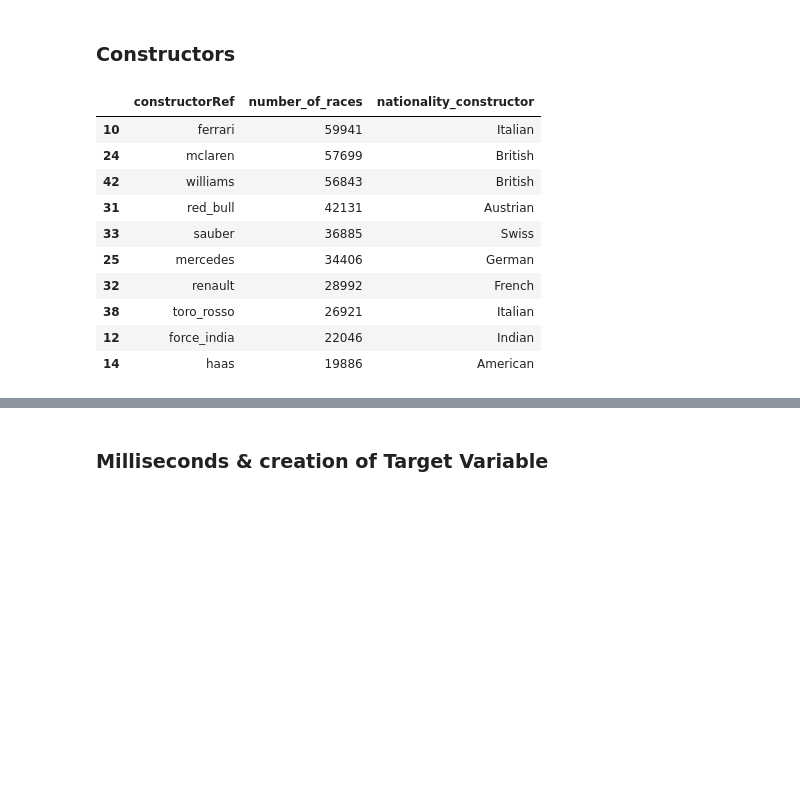
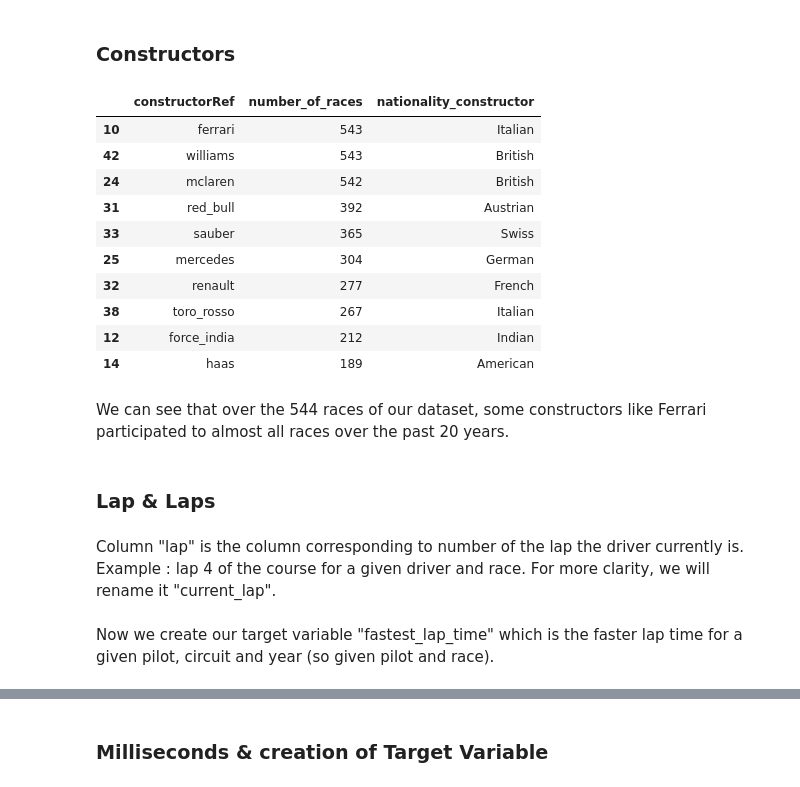
Before and after one commit to EmilieChtr/F1_notebook_project, a Jupyter notebook: analysis_notebook.ipynb, the cells around one changed output, grey strips where cells are left out. Cells and saved outputs as stored; diff of their text form; code cells hidden in the pictures; blank space fills up the shorter version.

```diff
--- a/analysis_notebook.ipynb
+++ b/analysis_notebook.ipynb
@@ -18,19 +29,19 @@ from sklearn.metrics import mean_absolute_error, mean_squared_error, r2_score
 # %%
 #Load datasets
-circuits = pd.read_csv("/content/circuits.csv")
-constructor_results = pd.read_csv("/content/constructor_results.csv")
-constructor_standings = pd.read_csv("/content/constructor_standings.csv")
-constructors = pd.read_csv("/content/constructors.csv")
-driver_standings = pd.read_csv("/content/driver_standings.csv")
-drivers = pd.read_csv("/content/drivers.csv")
-lap_times = pd.read_csv("/content/lap_times.csv")
-pit_stops = pd.read_csv("/content/pit_stops.csv")
-qualifying = pd.read_csv("/content/qualifying.csv")
-races = pd.read_csv("/content/races.csv")
-results = pd.read_csv("/content/results.csv")
-seasons = pd.read_csv("/content/seasons.csv")
-sprint_results = pd.read_csv("/content/sprint_results.csv")
-status = pd.read_csv("/content/status.csv")
+circuits = pd.read_csv("./data/raw/circuits.csv")
+constructor_results = pd.read_csv("./data/raw/constructor_results.csv")
+constructor_standings = pd.read_csv("./data/raw/constructor_standings.csv")
+constructors = pd.read_csv("./data/raw/constructors.csv")
+driver_standings = pd.read_csv("./data/raw/driver_standings.csv")
+drivers = pd.read_csv("./data/raw/drivers.csv")
+lap_times = pd.read_csv("./data/raw/lap_times.csv")
+pit_stops = pd.read_csv("./data/raw/pit_stops.csv")
+qualifying = pd.read_csv("./data/raw/qualifying.csv")
+races = pd.read_csv("./data/raw/races.csv")
+results = pd.read_csv("./data/raw/results.csv")
+seasons = pd.read_csv("./data/raw/seasons.csv")
+sprint_results = pd.read_csv("./data/raw/sprint_results.csv")
+status = pd.read_csv("./data/raw/status.csv")
 
 datasets = {
     "circuits": circuits,
@@ -288,23 +329,31 @@ courses_par_circuit.tail(3)
 # %% [markdown]
 ### Constructors
 # %%
-constructor_counts = df.groupby('constructorRef').size().reset_index(name='number_of_races')
+constructor_counts = merged.groupby('constructorRef')['raceId'].nunique().reset_index(name='number_of_races')
 constructor_counts = constructor_counts.merge(
-    df[['constructorRef', 'nationality_constructor']].drop_duplicates(),
+    merged[['constructorRef', 'nationality_constructor']].drop_duplicates(),
     on='constructorRef',
     how='left'
 )
 constructor_counts = constructor_counts.sort_values(by='number_of_races', ascending=False)
 constructor_counts.head(10)
 # %% [output]
 |  | constructorRef | number_of_races | nationality_constructor |
-| 10 | ferrari | 59941 | Italian |
-| 24 | mclaren | 57699 | British |
-| 42 | williams | 56843 | British |
-| 31 | red_bull | 42131 | Austrian |
-| 33 | sauber | 36885 | Swiss |
-| 25 | mercedes | 34406 | German |
-| 32 | renault | 28992 | French |
-| 38 | toro_rosso | 26921 | Italian |
-| 12 | force_india | 22046 | Indian |
-| 14 | haas | 19886 | American |
+| 10 | ferrari | 543 | Italian |
+| 42 | williams | 543 | British |
+| 24 | mclaren | 542 | British |
+| 31 | red_bull | 392 | Austrian |
+| 33 | sauber | 365 | Swiss |
+| 25 | mercedes | 304 | German |
+| 32 | renault | 277 | French |
+| 38 | toro_rosso | 267 | Italian |
+| 12 | force_india | 212 | Indian |
+| 14 | haas | 189 | American |
+# %% [markdown]
+We can see that over the 544 races of our dataset, some constructors like Ferrari participated to almost all races over the past 20 years.
+# %% [markdown]
+### Lap & Laps
+# %% [markdown]
+Column "lap" is the column corresponding to number of the lap the driver currently is. Example : lap 4 of the course for a given driver and race. For more clarity, we will rename it "current_lap".
+# %% [markdown]
+Now we create our target variable "fastest_lap_time" which is the faster lap time for a given pilot, circuit and year (so given pilot and race).
```
Also changed, not shown: parts of 48 cells of this notebook, 1 other file.
